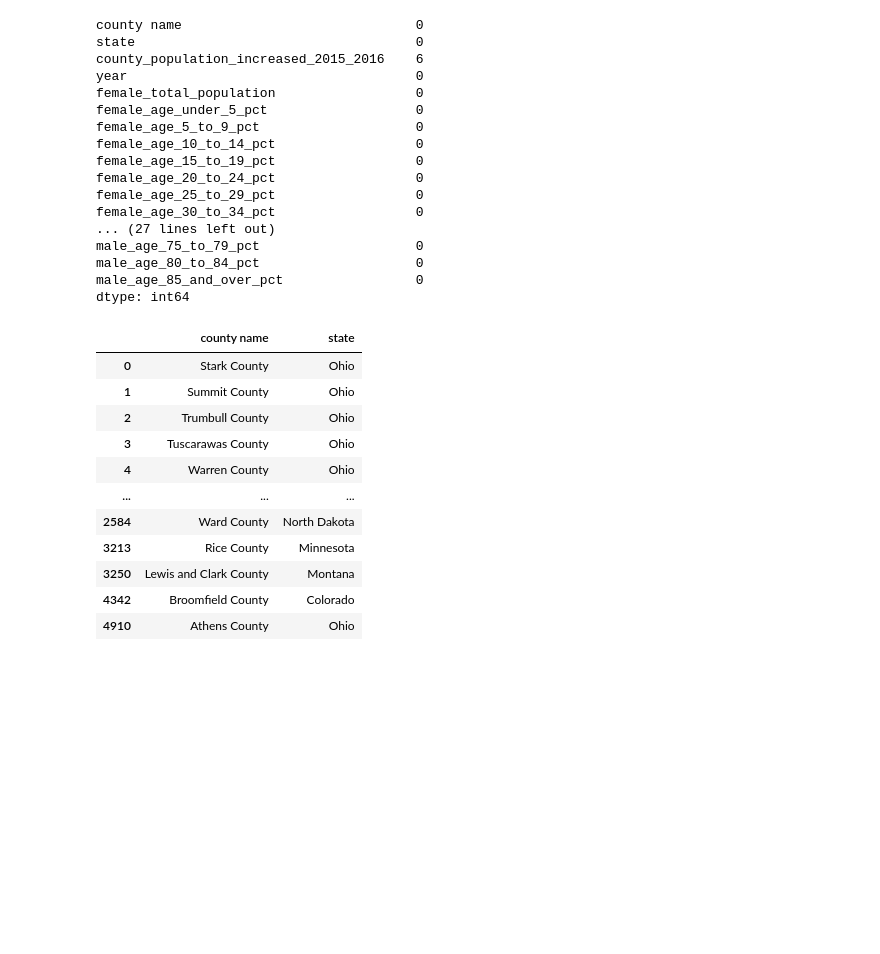
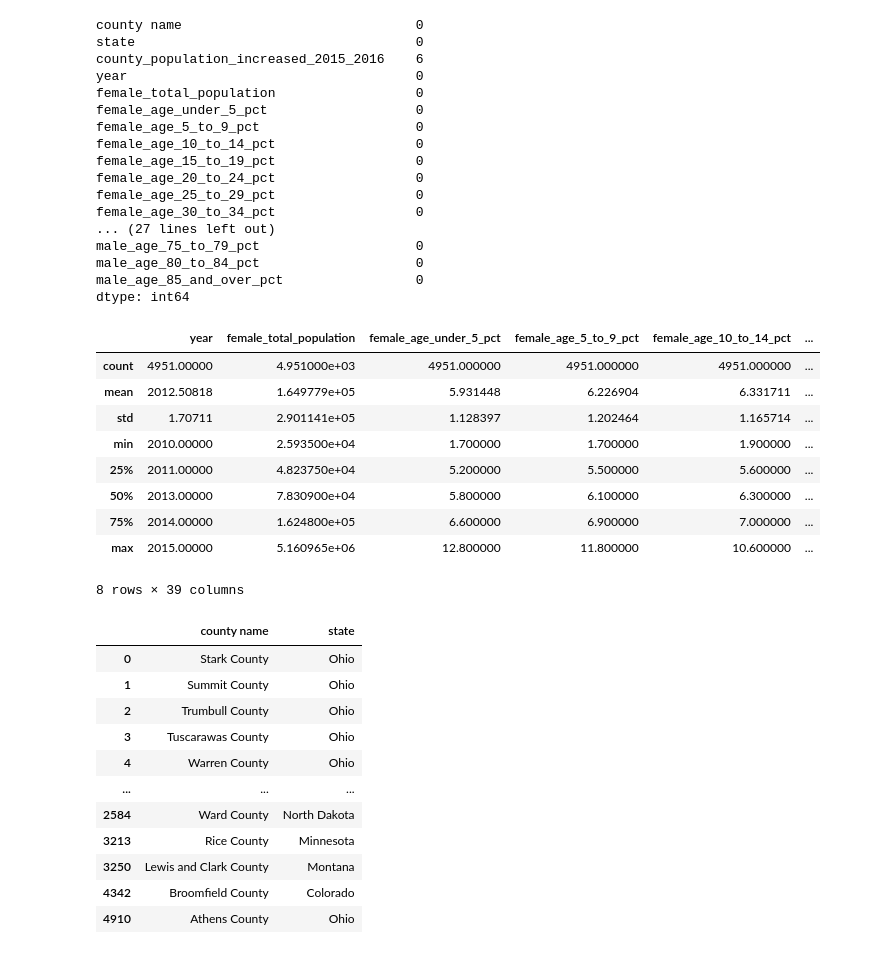
Before and after one commit to jimmyjiang914/nielsen-interview-project, a Jupyter notebook: EDA/EDA.ipynb, the cells around one changed output. Cells and saved outputs as stored; diff of their text form; code cells hidden in the pictures; blank space fills up the shorter version.

```diff
--- a/EDA/EDA.ipynb
+++ b/EDA/EDA.ipynb
@@ -61,6 +74,20 @@ male_age_75_to_79_pct                    0
 male_age_80_to_84_pct                    0
 male_age_85_and_over_pct                 0
 dtype: int64
+# %%
+# Obtain summary statistics
+raw_census_df.describe()
+# %% [output]
+|  | year | female_total_population | female_age_under_5_pct | female_age_5_to_9_pct | female_age_10_to_14_pct | ... |
+| count | 4951.00000 | 4.951000e+03 | 4951.000000 | 4951.000000 | 4951.000000 | ... |
+| mean | 2012.50818 | 1.649779e+05 | 5.931448 | 6.226904 | 6.331711 | ... |
+| std | 1.70711 | 2.901141e+05 | 1.128397 | 1.202464 | 1.165714 | ... |
+| min | 2010.00000 | 2.593500e+04 | 1.700000 | 1.700000 | 1.900000 | ... |
+| 25% | 2011.00000 | 4.823750e+04 | 5.200000 | 5.500000 | 5.600000 | ... |
+| 50% | 2013.00000 | 7.830900e+04 | 5.800000 | 6.100000 | 6.300000 | ... |
+| 75% | 2014.00000 | 1.624800e+05 | 6.600000 | 6.900000 | 7.000000 | ... |
+| max | 2015.00000 | 5.160965e+06 | 12.800000 | 11.800000 | 10.600000 | ... |
+8 rows × 39 columns
 # %%
 # check for unique 'county name' and 'state' combinations: 830 unique combinations
 raw_census_df[['county name', 'state']].drop_duplicates()
```
Also changed, not shown: parts of 24 cells of this notebook, 3 other files.
